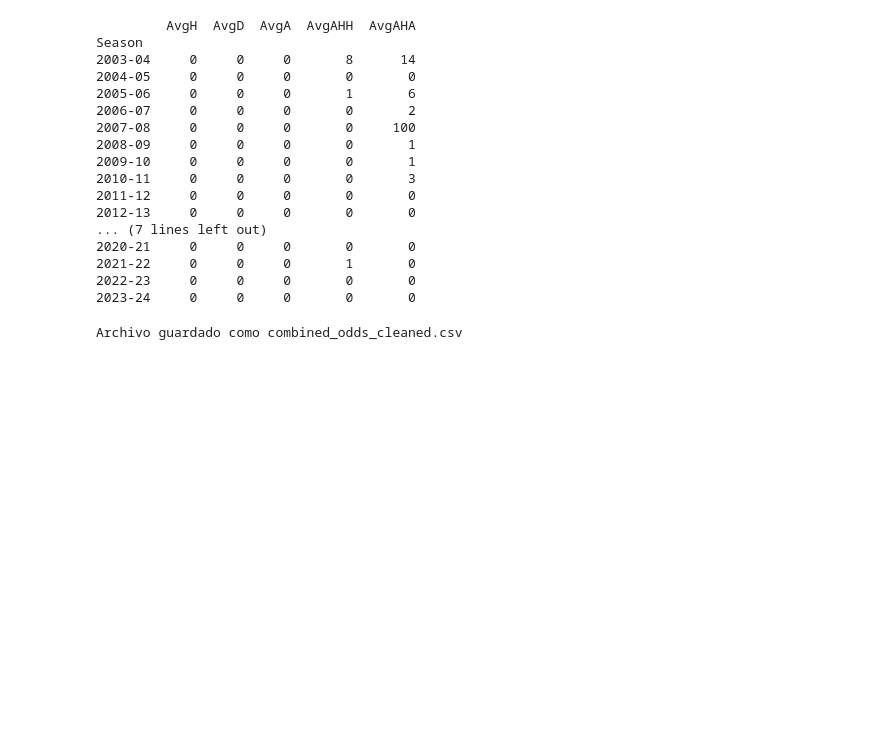
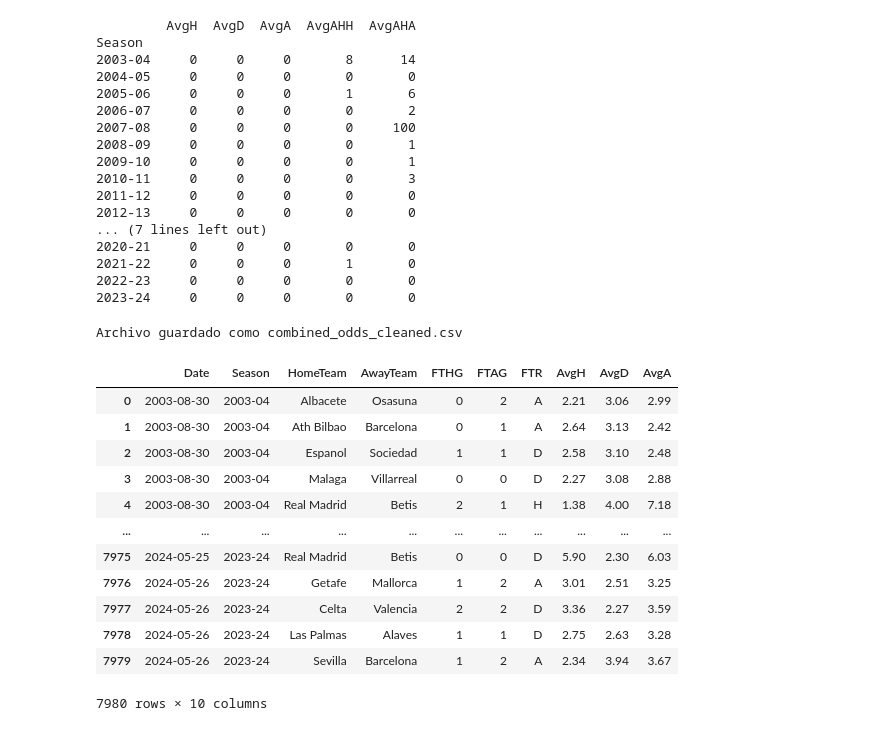
Before and after one commit to anaigs/tfg_maco_github, a Jupyter notebook: code/data_cleaning/1-clean_dataset.ipynb, the cells around one changed output. Cells and saved outputs as stored; diff of their text form; code cells hidden in the pictures; blank space fills up the shorter version.

Commit message:
añadir analisis y cambiar estructura dataset

```diff
--- a/code/data_cleaning/1-clean_dataset.ipynb
+++ b/code/data_cleaning/1-clean_dataset.ipynb
@@ -284,3 +284,23 @@ df.to_csv("combined_odds_cleaned.csv", index=False)
 print("Archivo guardado como combined_odds_cleaned.csv")
 # %% [output]
 Archivo guardado como combined_odds_cleaned.csv
+# %%
+import pandas as pd
+
+# Cargar el archivo CSV
+df = pd.read_csv("../datasets/combined_odds_cleaned.csv")
+df
+# %% [output]
+|  | Date | Season | HomeTeam | AwayTeam | FTHG | FTAG | FTR | AvgH | AvgD | AvgA |
+| 0 | 2003-08-30 | 2003-04 | Albacete | Osasuna | 0 | 2 | A | 2.21 | 3.06 | 2.99 |
+| 1 | 2003-08-30 | 2003-04 | Ath Bilbao | Barcelona | 0 | 1 | A | 2.64 | 3.13 | 2.42 |
+| 2 | 2003-08-30 | 2003-04 | Espanol | Sociedad | 1 | 1 | D | 2.58 | 3.10 | 2.48 |
+| 3 | 2003-08-30 | 2003-04 | Malaga | Villarreal | 0 | 0 | D | 2.27 | 3.08 | 2.88 |
+| 4 | 2003-08-30 | 2003-04 | Real Madrid | Betis | 2 | 1 | H | 1.38 | 4.00 | 7.18 |
+| ... | ... | ... | ... | ... | ... | ... | ... | ... | ... | ... |
+| 7975 | 2024-05-25 | 2023-24 | Real Madrid | Betis | 0 | 0 | D | 5.90 | 2.30 | 6.03 |
+| 7976 | 2024-05-26 | 2023-24 | Getafe | Mallorca | 1 | 2 | A | 3.01 | 2.51 | 3.25 |
+| 7977 | 2024-05-26 | 2023-24 | Celta | Valencia | 2 | 2 | D | 3.36 | 2.27 | 3.59 |
+| 7978 | 2024-05-26 | 2023-24 | Las Palmas | Alaves | 1 | 1 | D | 2.75 | 2.63 | 3.28 |
+| 7979 | 2024-05-26 | 2023-24 | Sevilla | Barcelona | 1 | 2 | A | 2.34 | 3.94 | 3.67 |
+7980 rows × 10 columns
```
Also changed, not shown: parts of 4 cells of this notebook, 1 other file.
